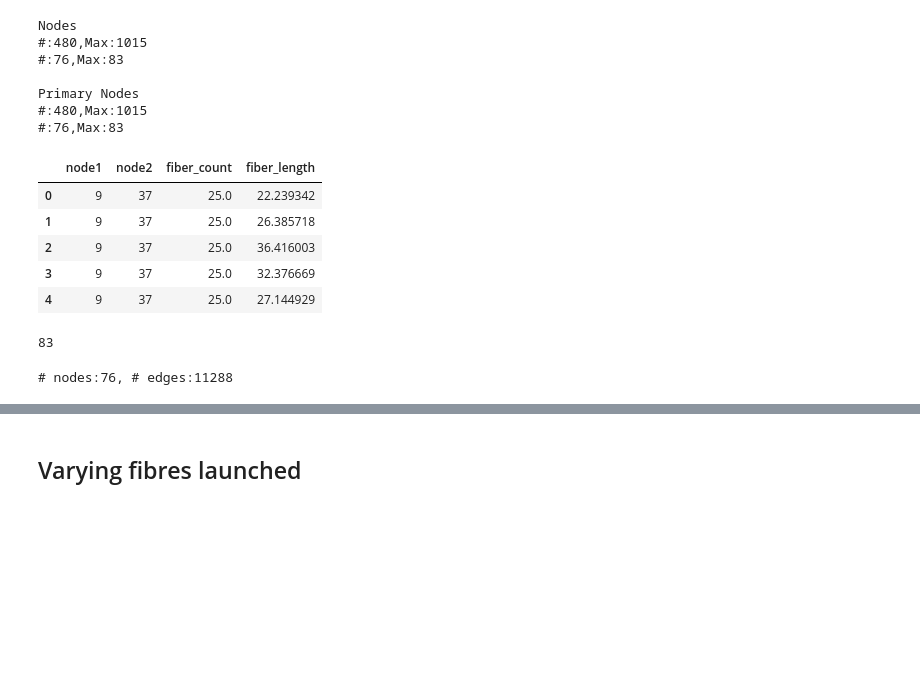
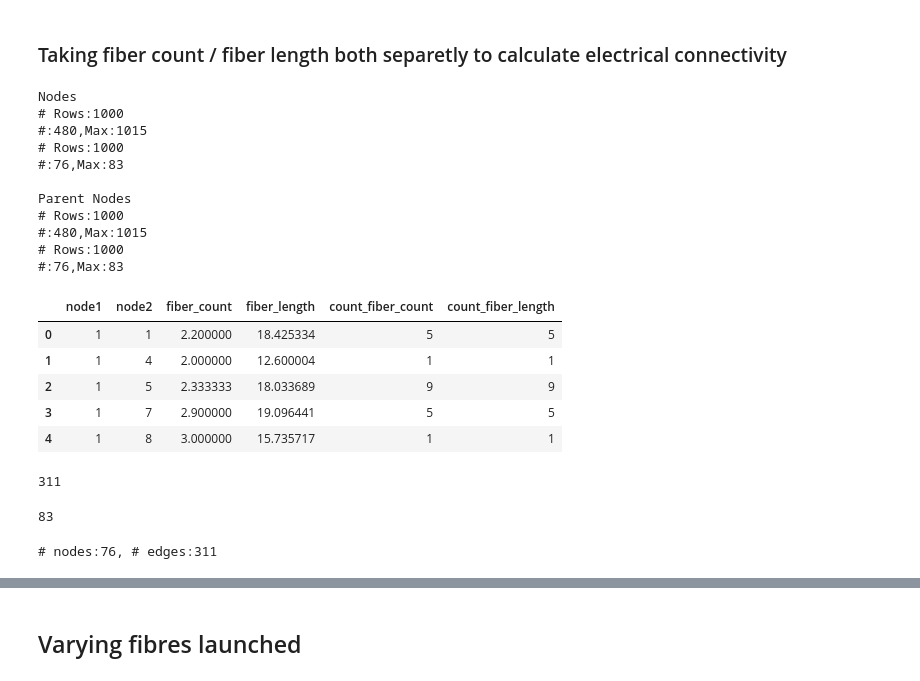
Before and after one commit to shayanshafquat/neuronal-oscillations-evolving-networks, a Jupyter notebook: notebooks/budapest_connectome_eda.ipynb, the cells around one changed output, grey strips where cells are left out. Saved outputs shown, nothing was run; the diff lists cells and outputs as text; code cells hidden in the pictures; blank space fills up the shorter version.

```diff
--- a/notebooks/budapest_connectome_eda.ipynb
+++ b/notebooks/budapest_connectome_eda.ipynb
@@ -52,34 +95,65 @@ df_len.head()
+# %% [markdown]
+### Taking fiber count / fiber length both separetly to calculate electrical connectivity
 # %%
+count_file_path = f'../data/budapest_connectome_3.0_209_0_median_fc_20k.csv'
+length_file_path = f'../data/budapest_connectome_3.0_209_0_median_20k.csv'
+
+df_count = pd.read_csv(count_file_path, delimiter=';')
+df_len = pd.read_csv(length_file_path, delimiter=';')
+
 print("Nodes")
 calculate_total_nodes(df_count, "id node1", "id node2")
 calculate_total_nodes(df_count, "parent id node1", "parent id node2")
 
-print("\nPrimary Nodes")
+print("\nParent Nodes")
 calculate_total_nodes(df_len, "id node1", "id node2")
 calculate_total_nodes(df_len, "parent id node1", "parent id node2")
+
+# df_count.head()
+# df_len.head()
 # %% [output]
 Nodes
+# Rows:1000
 #:480,Max:1015
+# Rows:1000
 #:76,Max:83
 
-Primary Nodes
+Parent Nodes
+# Rows:1000
 #:480,Max:1015
+# Rows:1000
 #:76,Max:83
 # %%
-df_merged = pd.merge(df_count, df_len, how='inner',
+df_count_agg = df_count.groupby(["parent id node1", "parent id node2"]).agg({
+    'edge weight(med nof)': ['mean', 'count']
+    }).reset_index()
+df_count_agg.columns = ['_'.join(col).strip() if col[1] else col[0] for col in df_count_agg.columns.values]
+
+df_len_agg = df_len.groupby(["parent id node1", "parent id node2"]).agg({
+    'edge weight(med flm)': ['mean', 'count']
+    }).reset_index()
+df_len_agg.columns = ['_'.join(col).strip() if col[1] else col[0] for col in df_len_agg.columns.values]
+
+df_merged = pd.merge(df_count_agg, df_len_agg, how='inner',
                      left_on=['parent id node1', 'parent id node2'],
                      right_on=['parent id node1', 'parent id node2'])
 
-df_merged = df_merged[['parent id node1', 'parent id node2', 'edge weight(med nof)', 'edge weight(med flm)']]
-df_merged = df_merged.rename(columns={'parent id node1':'node1', 'parent id node2':'node2', 'edge weight(med nof)':'fiber_count', 'edge weight(med flm)':'fiber_length'})
+df_merged = df_merged[['parent id node1', 'parent id node2', 'edge weight(med nof)_mean', 'edge weight(med flm)_mean', 'edge weight(med nof)_count', 'edge weight(med flm)_count']]
+df_merged = df_merged.rename(columns={'parent id node1':'node1', 'parent id node2':'node2',
+                                       'edge weight(med nof)_mean':'fiber_count', 'edge weight(med flm)_mean':'fiber_length',
+                                       'edge weight(med nof)_count':'count_fiber_count', 'edge weight(med flm)_count':'count_fiber_length'})
 df_merged.head()
 # %% [output]
-|  | node1 | node2 | fiber_count | fiber_length |
-| 0 | 9 | 37 | 25.0 | 22.239342 |
-| 1 | 9 | 37 | 25.0 | 26.385718 |
-| 2 | 9 | 37 | 25.0 | 36.416003 |
-| 3 | 9 | 37 | 25.0 | 32.376669 |
-| 4 | 9 | 37 | 25.0 | 27.144929 |
+|  | node1 | node2 | fiber_count | fiber_length | count_fiber_count | count_fiber_length |
+| 0 | 1 | 1 | 2.200000 | 18.425334 | 5 | 5 |
+| 1 | 1 | 4 | 2.000000 | 12.600004 | 1 | 1 |
+| 2 | 1 | 5 | 2.333333 | 18.033689 | 9 | 9 |
+| 3 | 1 | 7 | 2.900000 | 19.096441 | 5 | 5 |
+| 4 | 1 | 8 | 3.000000 | 15.735717 | 1 | 1 |
+# %%
+len(df_merged)
+# %% [output]
+311
 # %%
 l = df_merged["node1"].astype('int')
 max(l)
@@ -89,11 +163,11 @@ max(l)
 # Extract the necessary information
 nodes = np.union1d(df_merged['node1'].values, df_merged['node2'].values)
 num_nodes = len(nodes)
-edges = list(zip(df_merged['node1'], df_merged['node2']))
+edges = set(zip(df_merged['node1'], df_merged['node2']))
 
 print(f"# nodes:{num_nodes}, # edges:{len(edges)}")
 # %% [output]
-# nodes:76, # edges:11288
+# nodes:76, # edges:311
 # %%
 # Create a mapping from node ID to index
 node_to_index = {node_id: index for index, node_id in enumerate(nodes)}
```
Also changed, not shown: parts of 16 cells of this notebook.
